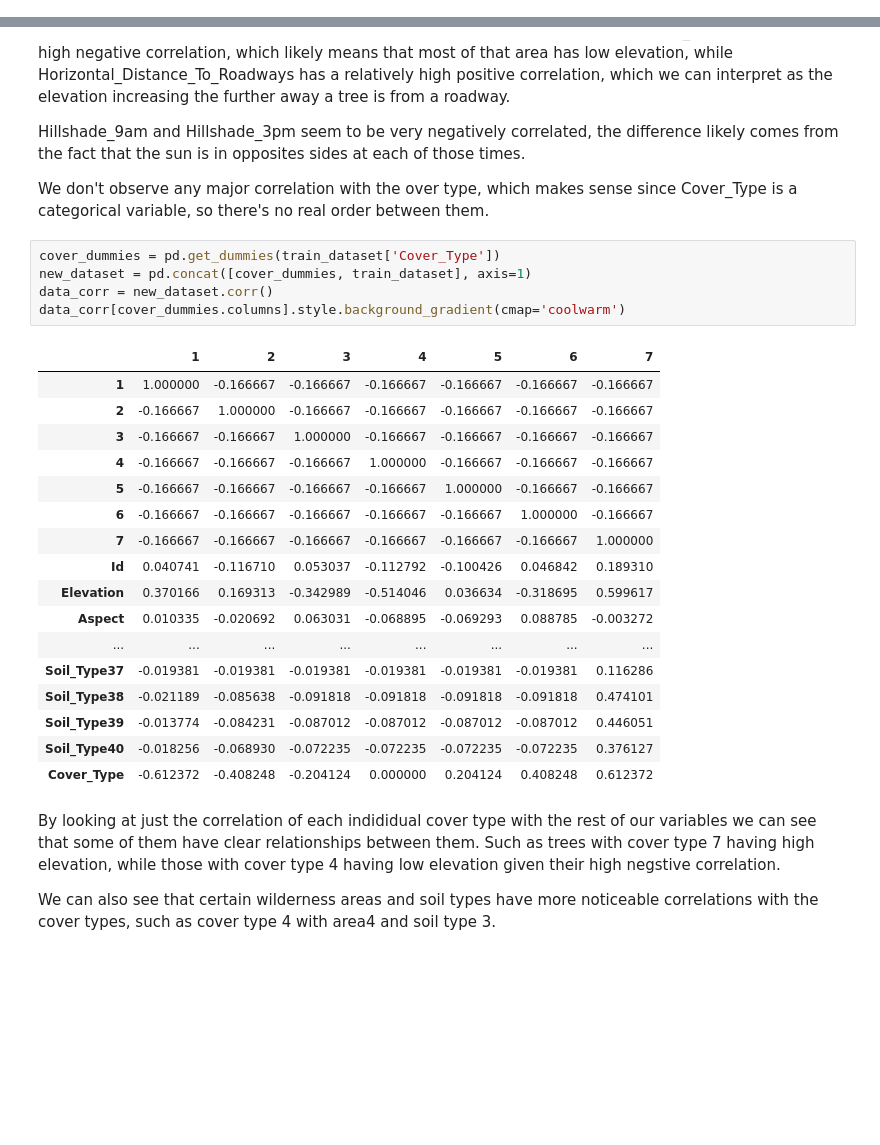
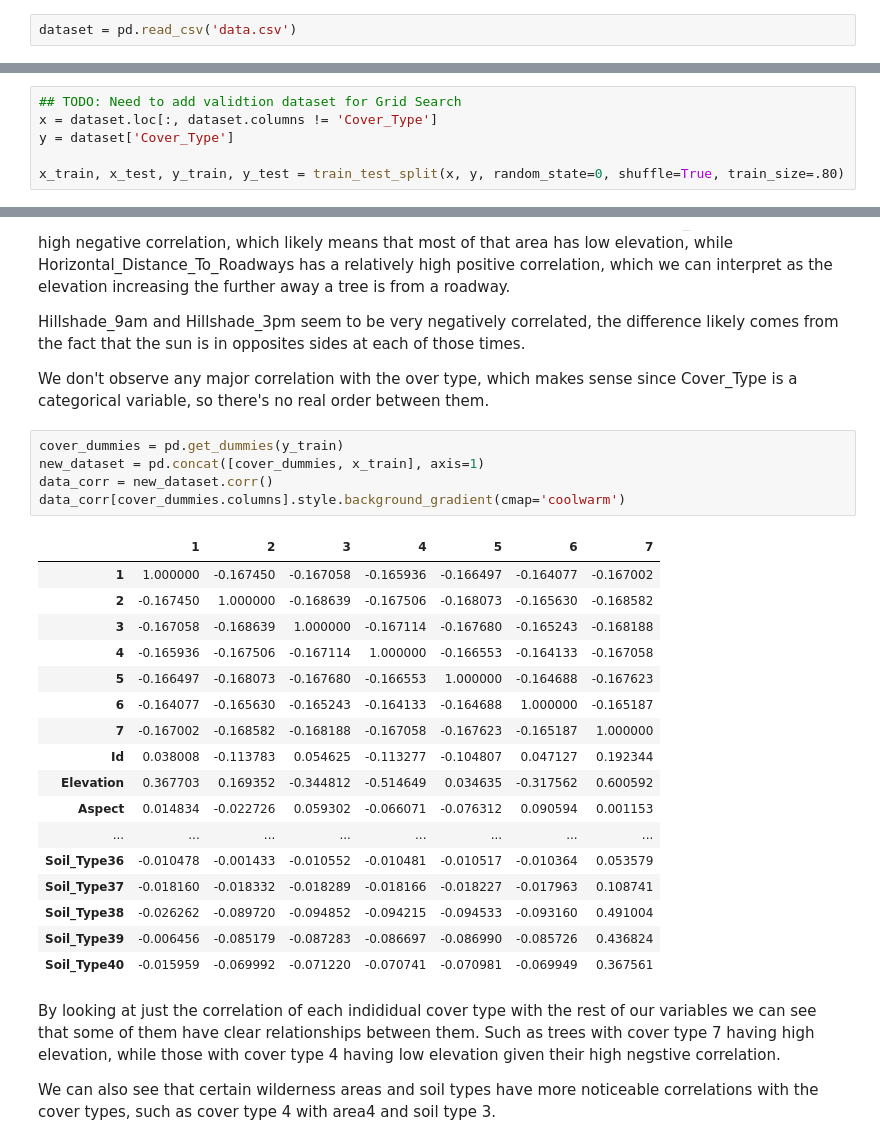
Before and after one commit to hanmaegeo/Forest-Cover-Type-Prediction, a Jupyter notebook: project_baseline.ipynb, the cells around one changed output, grey strips where cells are left out. Drawn from its saved outputs; the diff is of its cells as text; blank space fills up the shorter version.

```diff
--- a/project_baseline.ipynb
+++ b/project_baseline.ipynb
@@ -58 +54,3 @@ test_dataset = pd.read_csv(test_url)
+# %%
+dataset = pd.read_csv('data.csv')
 # %%
@@ -76,3 +68,9 @@ test_dataset.head()
+# %%
+## TODO: Need to add validtion dataset for Grid Search
+x = dataset.loc[:, dataset.columns != 'Cover_Type']
+y = dataset['Cover_Type']
+
+x_train, x_test, y_train, y_test = train_test_split(x, y, random_state=0, shuffle=True, train_size=.80)
 # %% [markdown]
 ## Exploratory Data Analysis
 # %%
@@ -135,28 +149,28 @@ Hillshade_9am and Hillshade_3pm seem to be very negatively correlated, the diffe
 
 We don't observe any major correlation with the over type, which makes sense since Cover_Type is a categorical variable, so there's no real order between them.
 # %%
-cover_dummies = pd.get_dummies(train_dataset['Cover_Type'])
-new_dataset = pd.concat([cover_dummies, train_dataset], axis=1)
+cover_dummies = pd.get_dummies(y_train)
+new_dataset = pd.concat([cover_dummies, x_train], axis=1)
 data_corr = new_dataset.corr()
 data_corr[cover_dummies.columns].style.background_gradient(cmap='coolwarm')
 # %% [output]
 |  | 1 | 2 | 3 | 4 | 5 | 6 | 7 |
-| 1 | 1.000000 | -0.166667 | -0.166667 | -0.166667 | -0.166667 | -0.166667 | -0.166667 |
-| 2 | -0.166667 | 1.000000 | -0.166667 | -0.166667 | -0.166667 | -0.166667 | -0.166667 |
-| 3 | -0.166667 | -0.166667 | 1.000000 | -0.166667 | -0.166667 | -0.166667 | -0.166667 |
-| 4 | -0.166667 | -0.166667 | -0.166667 | 1.000000 | -0.166667 | -0.166667 | -0.166667 |
-| 5 | -0.166667 | -0.166667 | -0.166667 | -0.166667 | 1.000000 | -0.166667 | -0.166667 |
-| 6 | -0.166667 | -0.166667 | -0.166667 | -0.166667 | -0.166667 | 1.000000 | -0.166667 |
-| 7 | -0.166667 | -0.166667 | -0.166667 | -0.166667 | -0.166667 | -0.166667 | 1.000000 |
-| Id | 0.040741 | -0.116710 | 0.053037 | -0.112792 | -0.100426 | 0.046842 | 0.189310 |
-| Elevation | 0.370166 | 0.169313 | -0.342989 | -0.514046 | 0.036634 | -0.318695 | 0.599617 |
-| Aspect | 0.010335 | -0.020692 | 0.063031 | -0.068895 | -0.069293 | 0.088785 | -0.003272 |
+| 1 | 1.000000 | -0.167450 | -0.167058 | -0.165936 | -0.166497 | -0.164077 | -0.167002 |
+| 2 | -0.167450 | 1.000000 | -0.168639 | -0.167506 | -0.168073 | -0.165630 | -0.168582 |
+| 3 | -0.167058 | -0.168639 | 1.000000 | -0.167114 | -0.167680 | -0.165243 | -0.168188 |
+| 4 | -0.165936 | -0.167506 | -0.167114 | 1.000000 | -0.166553 | -0.164133 | -0.167058 |
+| 5 | -0.166497 | -0.168073 | -0.167680 | -0.166553 | 1.000000 | -0.164688 | -0.167623 |
+| 6 | -0.164077 | -0.165630 | -0.165243 | -0.164133 | -0.164688 | 1.000000 | -0.165187 |
+| 7 | -0.167002 | -0.168582 | -0.168188 | -0.167058 | -0.167623 | -0.165187 | 1.000000 |
+| Id | 0.038008 | -0.113783 | 0.054625 | -0.113277 | -0.104807 | 0.047127 | 0.192344 |
+| Elevation | 0.367703 | 0.169352 | -0.344812 | -0.514649 | 0.034635 | -0.317562 | 0.600592 |
+| Aspect | 0.014834 | -0.022726 | 0.059302 | -0.066071 | -0.076312 | 0.090594 | 0.001153 |
 | ... | ... | ... | ... | ... | ... | ... | ... |
-| Soil_Type37 | -0.019381 | -0.019381 | -0.019381 | -0.019381 | -0.019381 | -0.019381 | 0.116286 |
-| Soil_Type38 | -0.021189 | -0.085638 | -0.091818 | -0.091818 | -0.091818 | -0.091818 | 0.474101 |
-| Soil_Type39 | -0.013774 | -0.084231 | -0.087012 | -0.087012 | -0.087012 | -0.087012 | 0.446051 |
-| Soil_Type40 | -0.018256 | -0.068930 | -0.072235 | -0.072235 | -0.072235 | -0.072235 | 0.376127 |
-| Cover_Type | -0.612372 | -0.408248 | -0.204124 | 0.000000 | 0.204124 | 0.408248 | 0.612372 |
+| Soil_Type36 | -0.010478 | -0.001433 | -0.010552 | -0.010481 | -0.010517 | -0.010364 | 0.053579 |
+| Soil_Type37 | -0.018160 | -0.018332 | -0.018289 | -0.018166 | -0.018227 | -0.017963 | 0.108741 |
+| Soil_Type38 | -0.026262 | -0.089720 | -0.094852 | -0.094215 | -0.094533 | -0.093160 | 0.491004 |
+| Soil_Type39 | -0.006456 | -0.085179 | -0.087283 | -0.086697 | -0.086990 | -0.085726 | 0.436824 |
+| Soil_Type40 | -0.015959 | -0.069992 | -0.071220 | -0.070741 | -0.070981 | -0.069949 | 0.367561 |
 # %% [markdown]
 By looking at just the correlation of each indididual cover type with the rest of our variables we can see that some of them have clear relationships between them. Such as trees with cover type 7 having high elevation, while those with cover type 4 having low elevation given their high negstive correlation.
 
```
Also changed, not shown: parts of 21 cells of this notebook, 4 other files.
